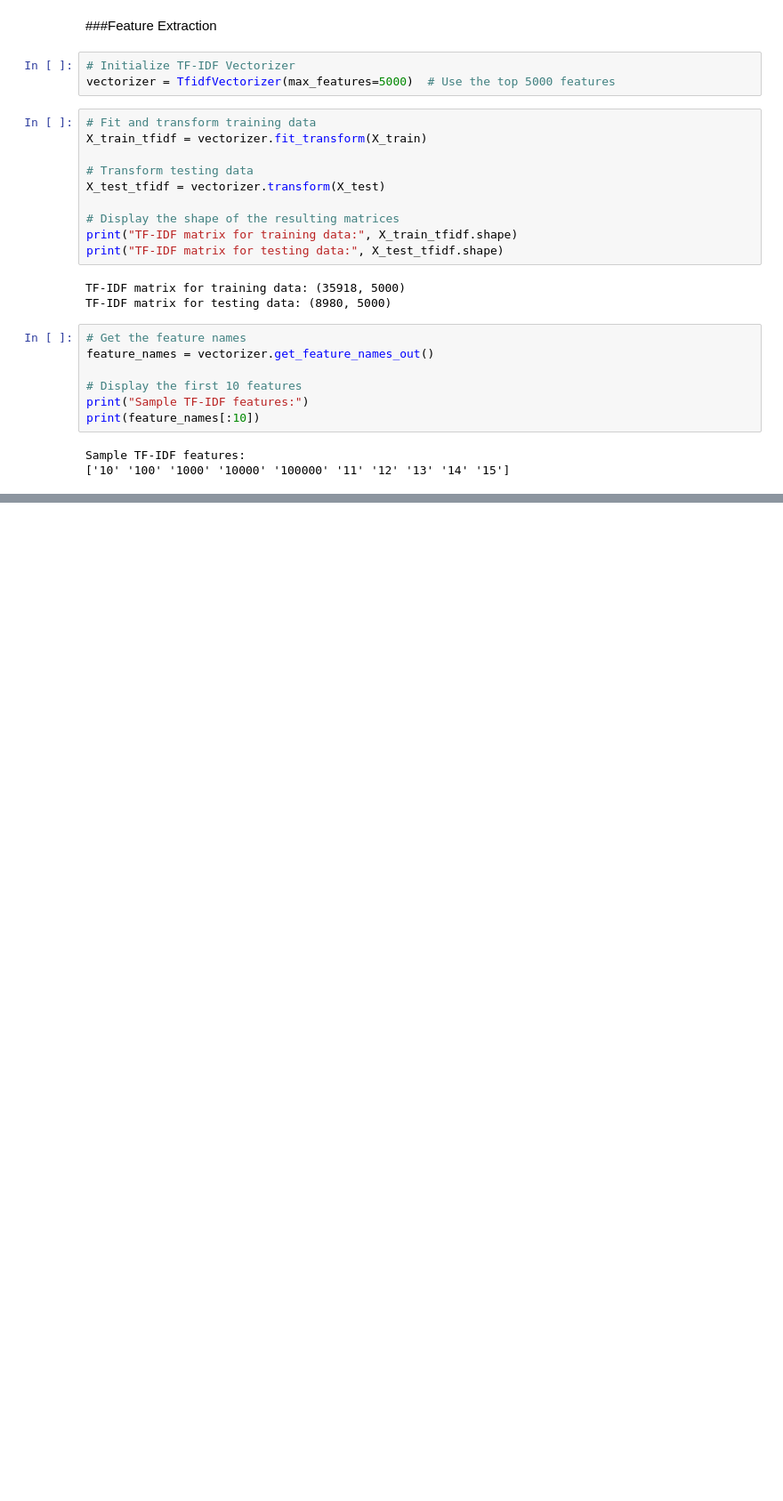
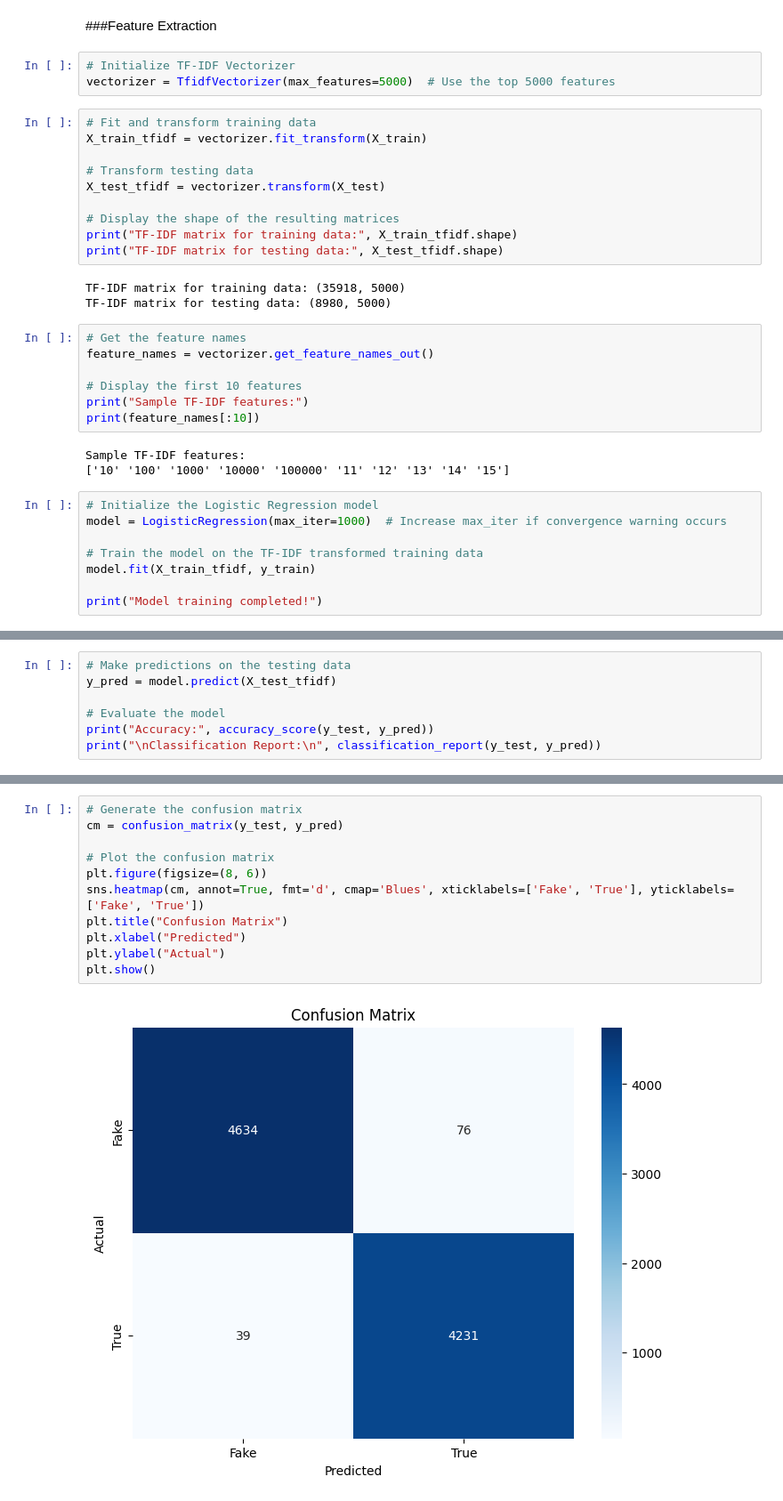
Before and after one commit to PouyaPourfarrokh/fake-news-detection, a Jupyter notebook: Fake News Detection Project.ipynb, the cells around one changed output, grey strips where cells are left out. Shown: that part at 89% size. Cells and saved outputs as stored; diff of their text form; blank space fills up the shorter version.

Commit message:
Model Training

```diff
--- a/Fake News Detection Project.ipynb
+++ b/Fake News Detection Project.ipynb
@@ -332,3 +340,11 @@ print(feature_names[:10])
 # %% [output]
 Sample TF-IDF features:
 ['10' '100' '1000' '10000' '100000' '11' '12' '13' '14' '15']
+# %%
+# Initialize the Logistic Regression model
+model = LogisticRegression(max_iter=1000)  # Increase max_iter if convergence warning occurs
+
+# Train the model on the TF-IDF transformed training data
+model.fit(X_train_tfidf, y_train)
+
+print("Model training completed!")
@@ -334,0 +353,7 @@ Sample TF-IDF features:
+# %%
+# Make predictions on the testing data
+y_pred = model.predict(X_test_tfidf)
+
+# Evaluate the model
+print("Accuracy:", accuracy_score(y_test, y_pred))
+print("\nClassification Report:\n", classification_report(y_test, y_pred))
@@ -334,0 +372,13 @@ Sample TF-IDF features:
+# %%
+# Generate the confusion matrix
+cm = confusion_matrix(y_test, y_pred)
+
+# Plot the confusion matrix
+plt.figure(figsize=(8, 6))
+sns.heatmap(cm, annot=True, fmt='d', cmap='Blues', xticklabels=['Fake', 'True'], yticklabels=['Fake', 'True'])
+plt.title("Confusion Matrix")
+plt.xlabel("Predicted")
+plt.ylabel("Actual")
+plt.show()
+# %% [output]
+[figure, added]
```
Also changed, not shown: parts of 4 cells of this notebook.
